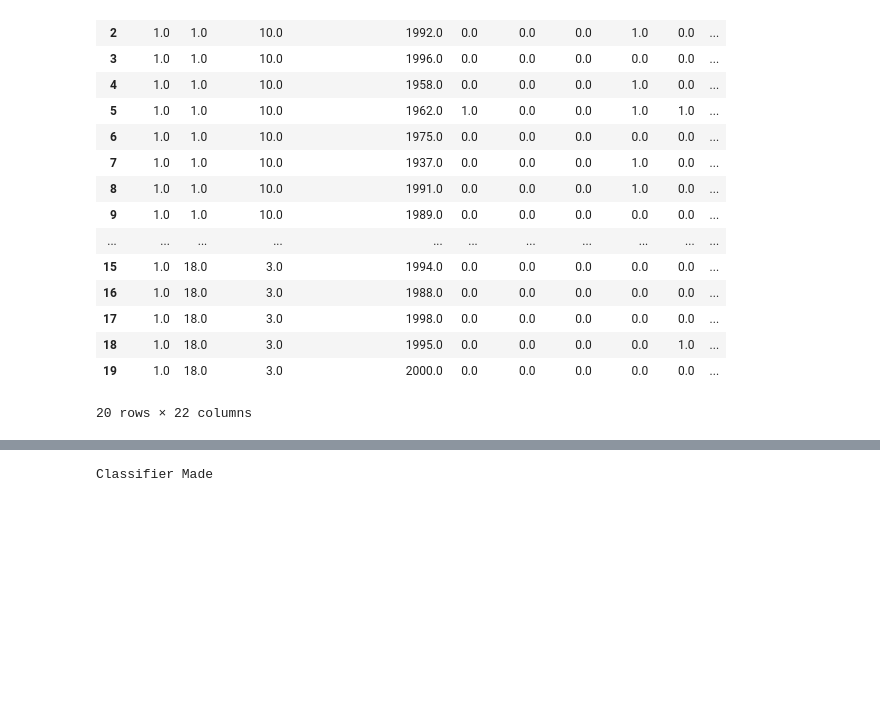
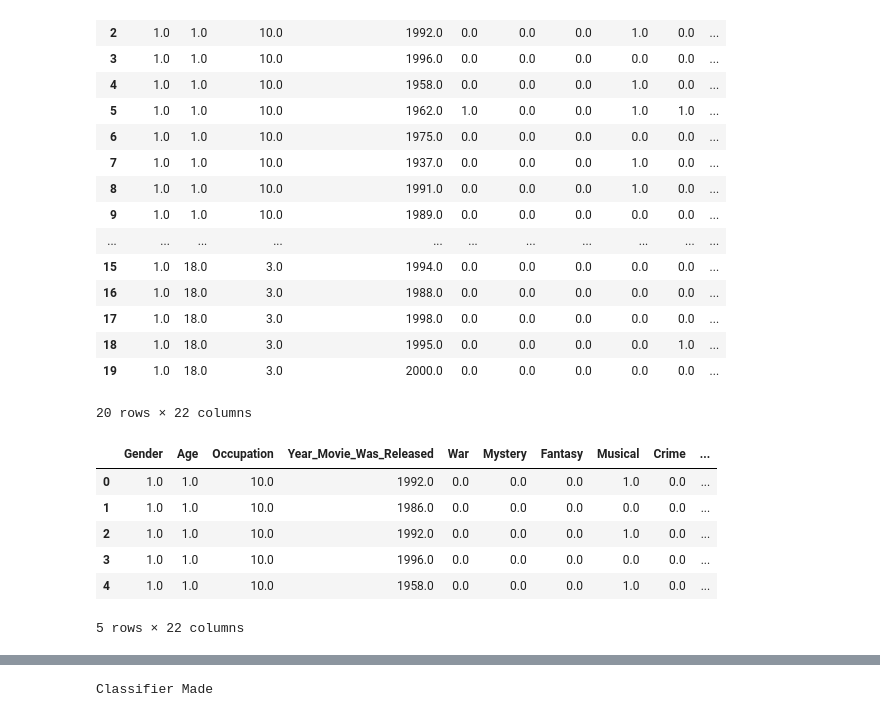
Before and after one commit to balamc23/MovieRatingPrediction, a Jupyter notebook: MoviePrediction_Sklearn.ipynb, the cells around one changed output, grey strips where cells are left out. Saved outputs shown, nothing was run; the diff lists cells and outputs as text; code cells hidden in the pictures; blank space fills up the shorter version.

```diff
--- a/MoviePrediction_Sklearn.ipynb
+++ b/MoviePrediction_Sklearn.ipynb
@@ -240,3 +242,13 @@ Test Data tasks done
 | 18 | 1.0 | 18.0 | 3.0 | 1995.0 | 0.0 | 0.0 | 0.0 | 0.0 | 1.0 | ... |
 | 19 | 1.0 | 18.0 | 3.0 | 2000.0 | 0.0 | 0.0 | 0.0 | 0.0 | 0.0 | ... |
 20 rows × 22 columns
+# %%
+test_data.head()
+# %% [output]
+|  | Gender | Age | Occupation | Year_Movie_Was_Released | War | Mystery | Fantasy | Musical | Crime | ... |
+| 0 | 1.0 | 1.0 | 10.0 | 1992.0 | 0.0 | 0.0 | 0.0 | 1.0 | 0.0 | ... |
+| 1 | 1.0 | 1.0 | 10.0 | 1986.0 | 0.0 | 0.0 | 0.0 | 0.0 | 0.0 | ... |
+| 2 | 1.0 | 1.0 | 10.0 | 1992.0 | 0.0 | 0.0 | 0.0 | 1.0 | 0.0 | ... |
+| 3 | 1.0 | 1.0 | 10.0 | 1996.0 | 0.0 | 0.0 | 0.0 | 0.0 | 0.0 | ... |
+| 4 | 1.0 | 1.0 | 10.0 | 1958.0 | 0.0 | 0.0 | 0.0 | 1.0 | 0.0 | ... |
+5 rows × 22 columns
```
Also changed, not shown: parts of 5 cells of this notebook, 3 other files.
